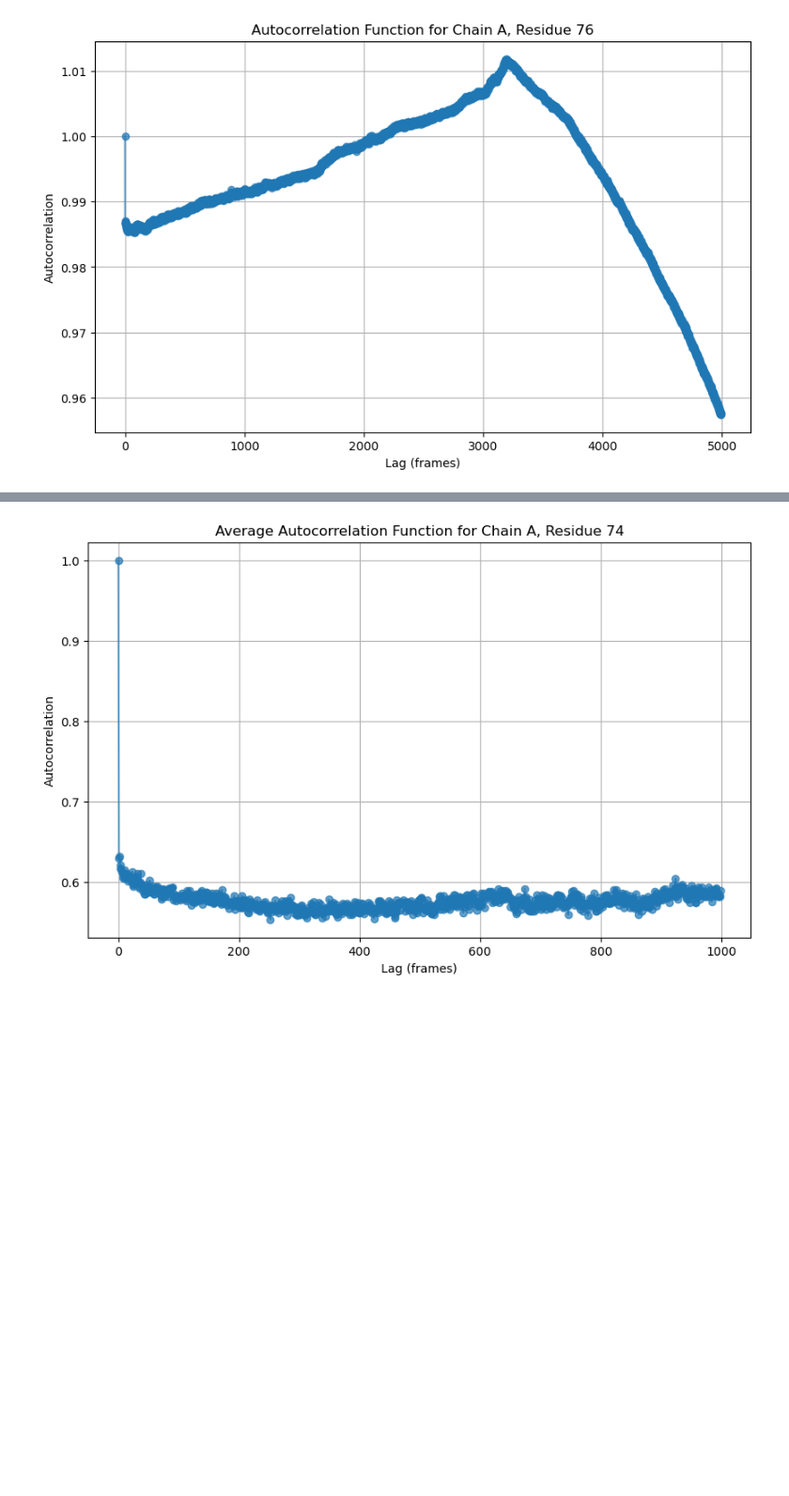
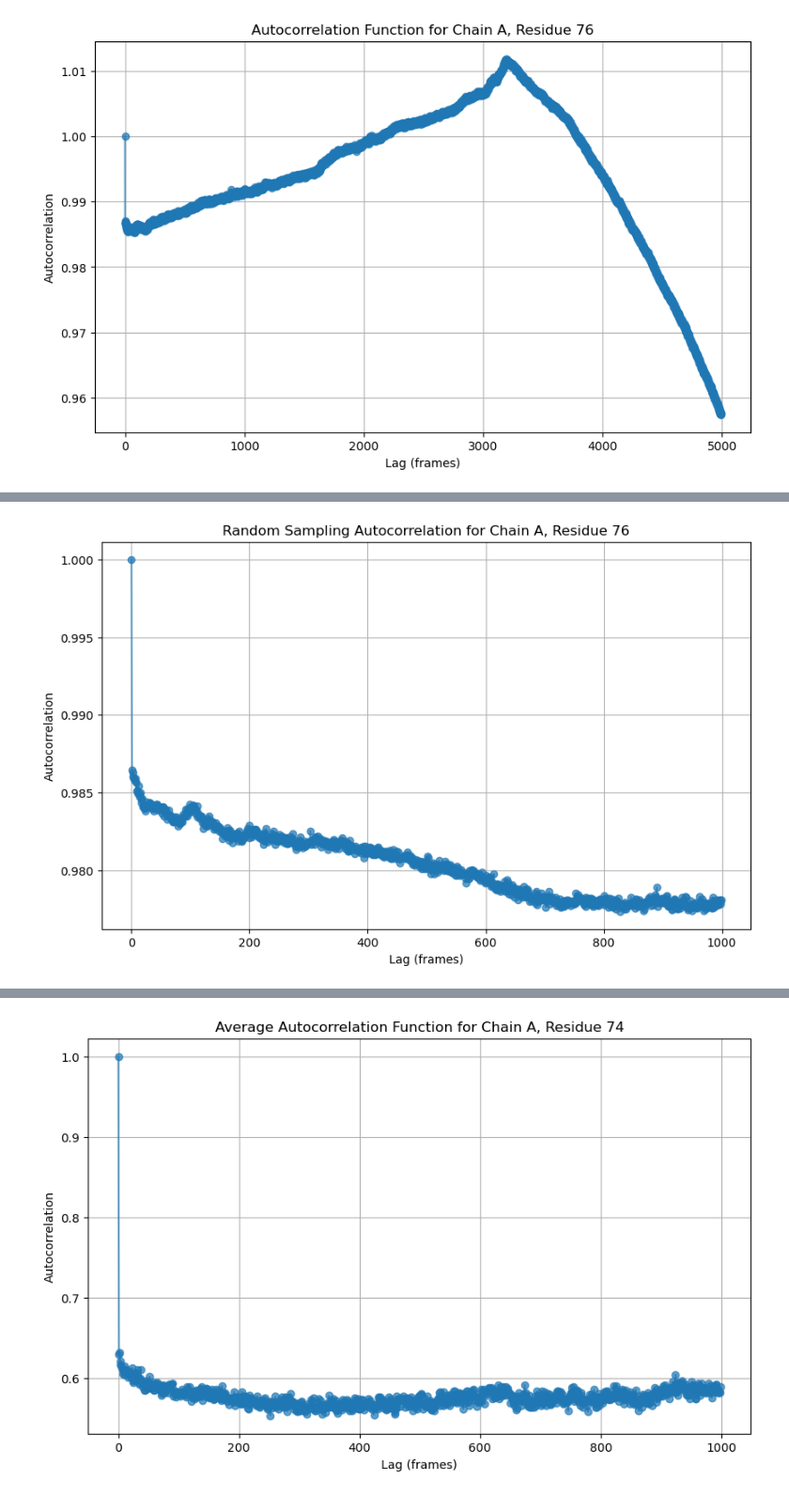
Before and after one commit to Xyunyao/KChannel_torsion_angle, a Jupyter notebook: analysis_notebooks/kcsa_md_kwkw_opls5_1p_10ns_121924_CSA_analysis_II.ipynb, the cells around one changed output, grey strips where cells are left out. Shown at 94% size. Cells and saved outputs as stored; diff of their text form; code cells hidden in the pictures; blank space fills up the shorter version.

```diff
--- a/analysis_notebooks/kcsa_md_kwkw_opls5_1p_10ns_121924_CSA_analysis_II.ipynb
+++ b/analysis_notebooks/kcsa_md_kwkw_opls5_1p_10ns_121924_CSA_analysis_II.ipynb
@@ -309,0 +407,20 @@ plt.show()
+# %%
+# test the random_sampling_autocorrelation function
+chain = 'A'  # Example chain
+index = 2  # Example residue index (e.g., 76)
+num_samples = 400  # Number of random samples
+block_size = 2000  # Block size for random sampling
+random_acf = random_sampling_autocorrelation(Euler, chain, index, num_samples=num_samples, block_size=block_size)
+# Plot the random sampling results
+if random_acf is not None:
+    plt.figure(figsize=(10, 6))
+    plt.plot(random_acf, marker='o', linestyle='-', alpha=0.7)
+    plt.title(f'Random Sampling Autocorrelation for Chain {chain}, Residue {index + 74}')
+    plt.xlabel('Lag (frames)')
+    plt.ylabel('Autocorrelation')
+    plt.grid()
+    plt.show()
+else:
+    print("No valid autocorrelation data available for random sampling.")
+# %% [output]
+[figure, added]
```
Also changed, not shown: parts of 6 cells of this notebook.
